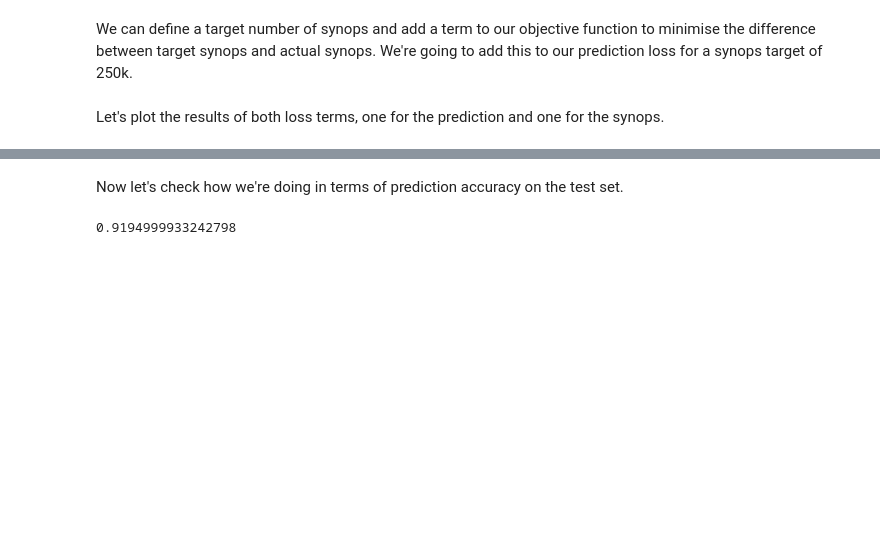
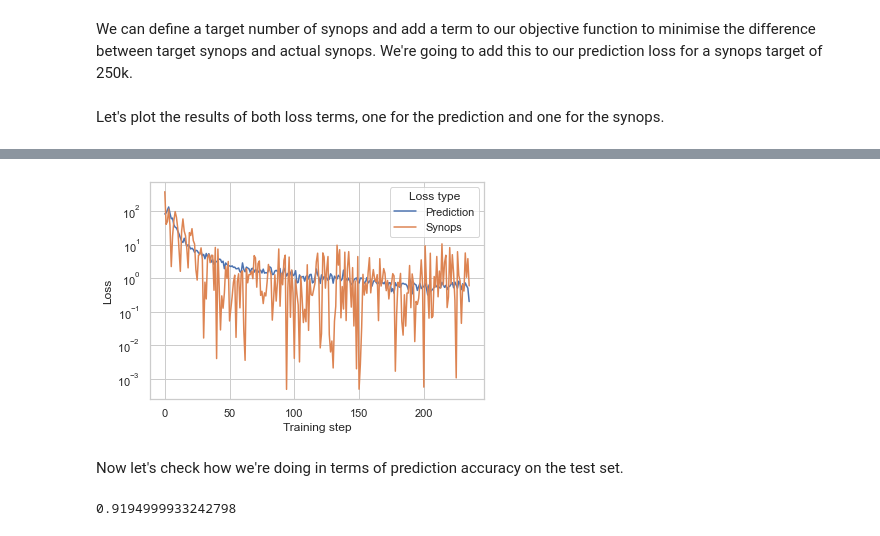
Before and after one commit to synsense/sinabs, a Jupyter notebook: docs/how_tos/synops_loss_ann.ipynb, the cells around one changed output, grey strips where cells are left out. Saved outputs shown, nothing was run; the diff lists cells and outputs as text; code cells hidden in the pictures; blank space fills up the shorter version.

Commit message:
replace plotly image with seaborn

```diff
--- a/docs/how_tos/synops_loss_ann.ipynb
+++ b/docs/how_tos/synops_loss_ann.ipynb
@@ -68,13 +68,15 @@ for epoch in tqdm(range(2)):
 # %% [markdown]
 Let's plot the results of both loss terms, one for the prediction and one for the synops.
 # %%
-import plotly.express as px
 import pandas as pd
+import seaborn as sns
+sns.set(style="whitegrid")
 
 df = pd.DataFrame({
     'Loss type': ['Prediction'] * len(model_losses) + ['Synops'] * len(synops_losses),
     'Loss' : model_losses + synops_losses,
     'Training step' : list(range(len(model_losses))) + list(range(len(synops_losses)))
 })
-px.line(df, log_y=True, x='Training step', y='Loss', color='Loss type')
+fig = sns.lineplot(df,  x='Training step', y='Loss', hue='Loss type')
+fig.set_yscale("log");
 # %% [output]
@@ -83,3 +83,4 @@ px.line(df, log_y=True, x='Training step', y='Loss', color='Loss type')
+[figure, added]
 # %% [markdown]
 Now let's check how we're doing in terms of prediction accuracy on the test set.
 # %%
```
Also changed, not shown: parts of 1 cell of this notebook.
